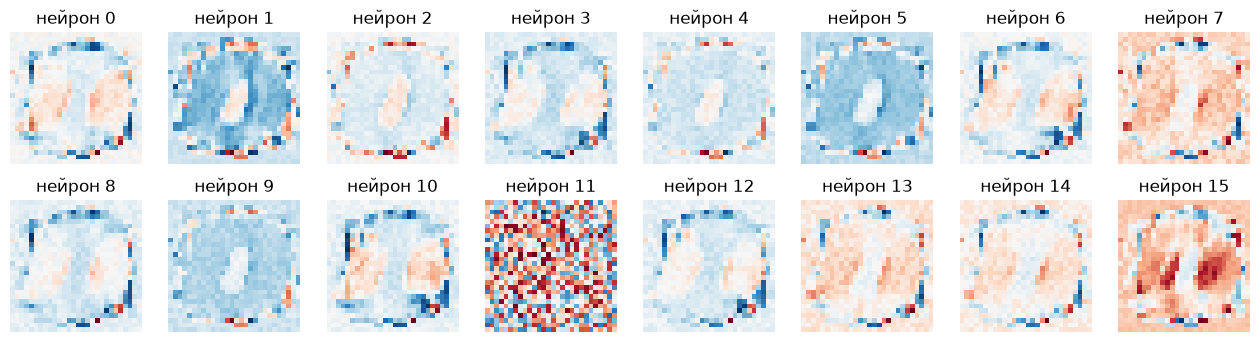
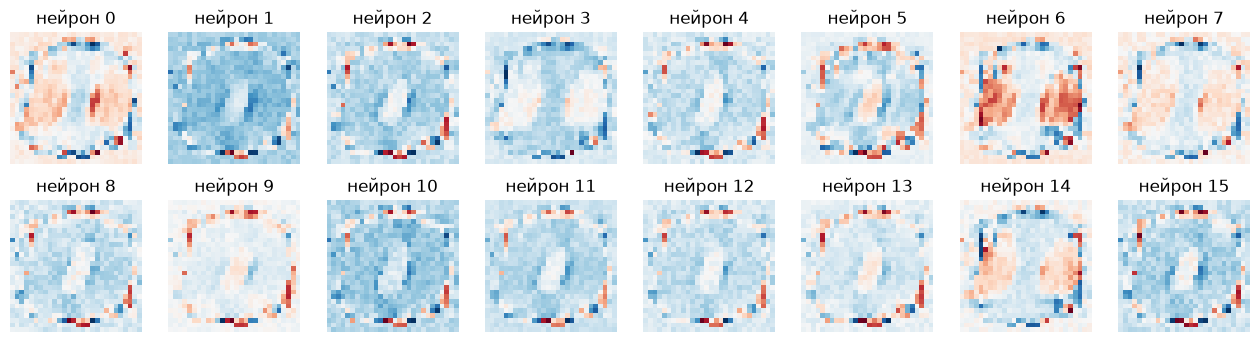
The notebook cell's code change between the first figure and the second:
--- before
+++ after
@@ -9,3 +9,4 @@
     ax.axis("off")
 
+plt.savefig("misclassified.png", dpi=150, bbox_inches="tight")
 plt.show()

Commit: saved images, add to readme